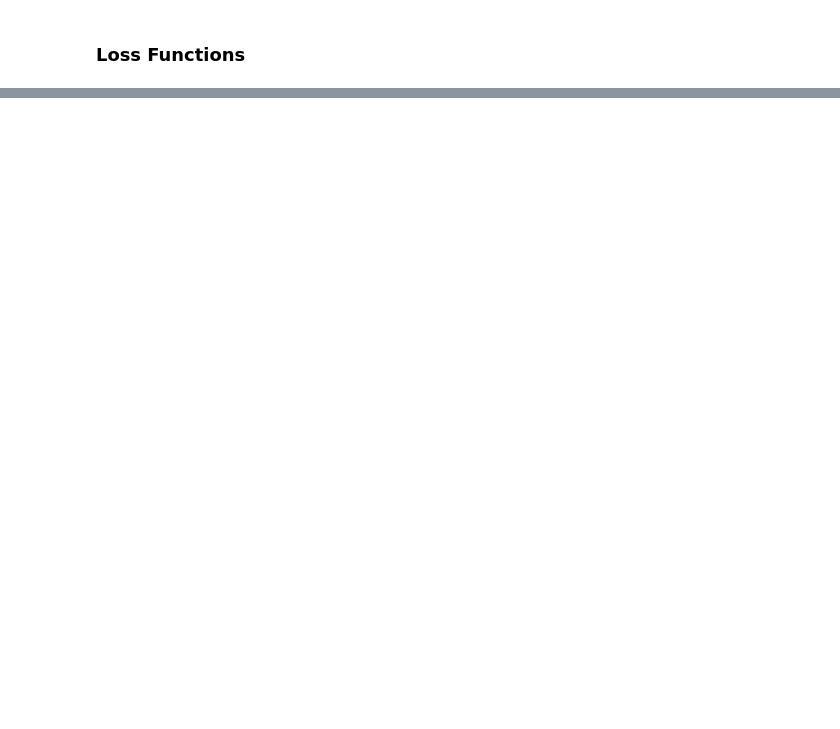
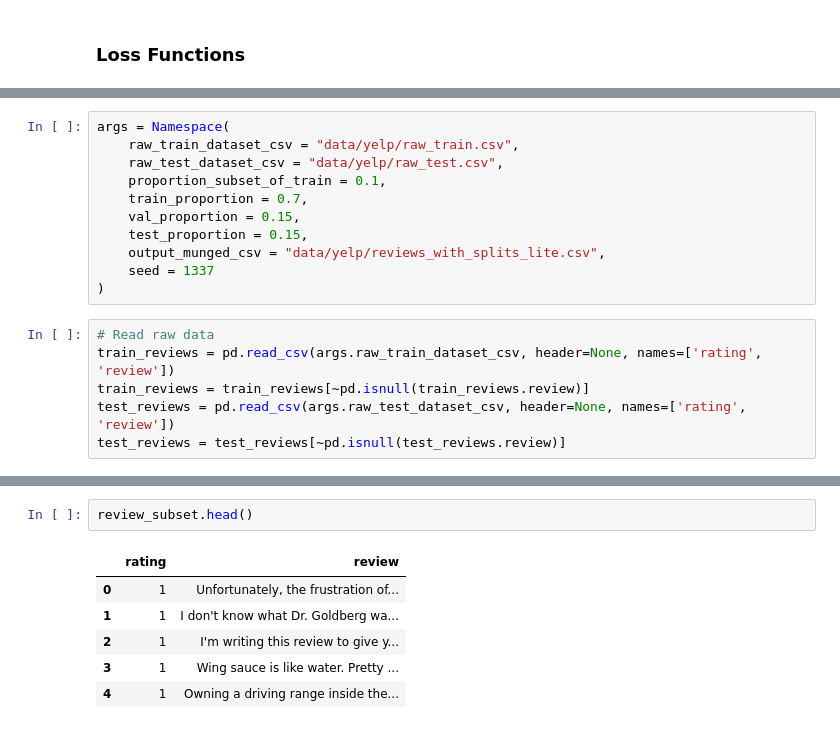
Before and after one commit to karenacorn99/NLPwithPyTorch-Rao-McMahan, a Jupyter notebook: nlp.ipynb, the cells around one changed output, grey strips where cells are left out. Drawn from its saved outputs; the diff is of its cells as text; blank space fills up the shorter version.

```diff
--- a/nlp.ipynb
+++ b/nlp.ipynb
@@ -139,0 +411,17 @@ tensor(1.0166)
+# %%
+args = Namespace(
+    raw_train_dataset_csv = "data/yelp/raw_train.csv",
+    raw_test_dataset_csv = "data/yelp/raw_test.csv",
+    proportion_subset_of_train = 0.1,
+    train_proportion = 0.7,
+    val_proportion = 0.15,
+    test_proportion = 0.15,
+    output_munged_csv = "data/yelp/reviews_with_splits_lite.csv",
+    seed = 1337
+)
+# %%
+# Read raw data
+train_reviews = pd.read_csv(args.raw_train_dataset_csv, header=None, names=['rating', 'review'])
+train_reviews = train_reviews[~pd.isnull(train_reviews.review)]
+test_reviews = pd.read_csv(args.raw_test_dataset_csv, header=None, names=['rating', 'review'])
+test_reviews = test_reviews[~pd.isnull(test_reviews.review)]
@@ -139,0 +450,9 @@ tensor(1.0166)
+# %%
+review_subset.head()
+# %% [output]
+|  | rating | review |
+| 0 | 1 | Unfortunately, the frustration of... |
+| 1 | 1 | I don't know what Dr. Goldberg wa... |
+| 2 | 1 | I'm writing this review to give y... |
+| 3 | 1 | Wing sauce is like water. Pretty ... |
+| 4 | 1 | Owning a driving range inside the... |
```
Also changed, not shown: parts of 49 cells of this notebook, 2 other files.
